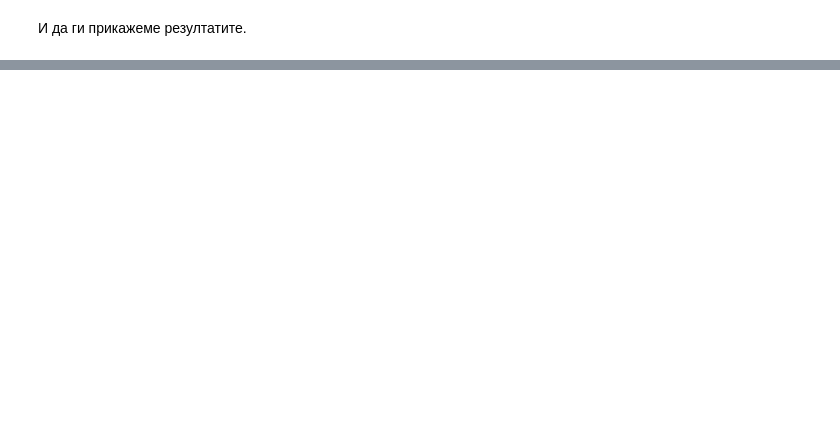
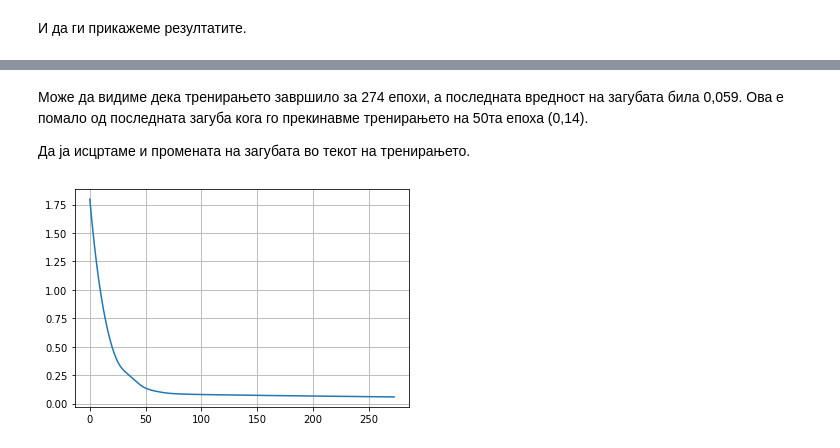
Before and after one commit to TomislavKartalov/VALENCE_ML_ebook, a Jupyter notebook: MK/12. Fully connected NNs - mk.ipynb, the cells around one changed output, grey strips where cells are left out. Cells and saved outputs as stored; diff of their text form; code cells hidden in the pictures; blank space fills up the shorter version.

```diff
--- a/MK/12. Fully connected NNs - mk.ipynb
+++ b/MK/12. Fully connected NNs - mk.ipynb
@@ -403,0 +413,9 @@ plt.legend()
+# %% [markdown]
+Може да видиме дека тренирањето завршило за 274 епохи, а последната вредност на загубата била 0,059. Ова е помало од последната загуба кога го прекинавме тренирањето на 50та епоха (0,14).
+
+Да ја исцртаме и промената на загубата во текот на тренирањето.
+# %%
+plt.plot(reg.loss_curve_)
+plt.grid()
+# %% [output]
+[figure, added]
```
Also changed, not shown: parts of 42 cells of this notebook.
